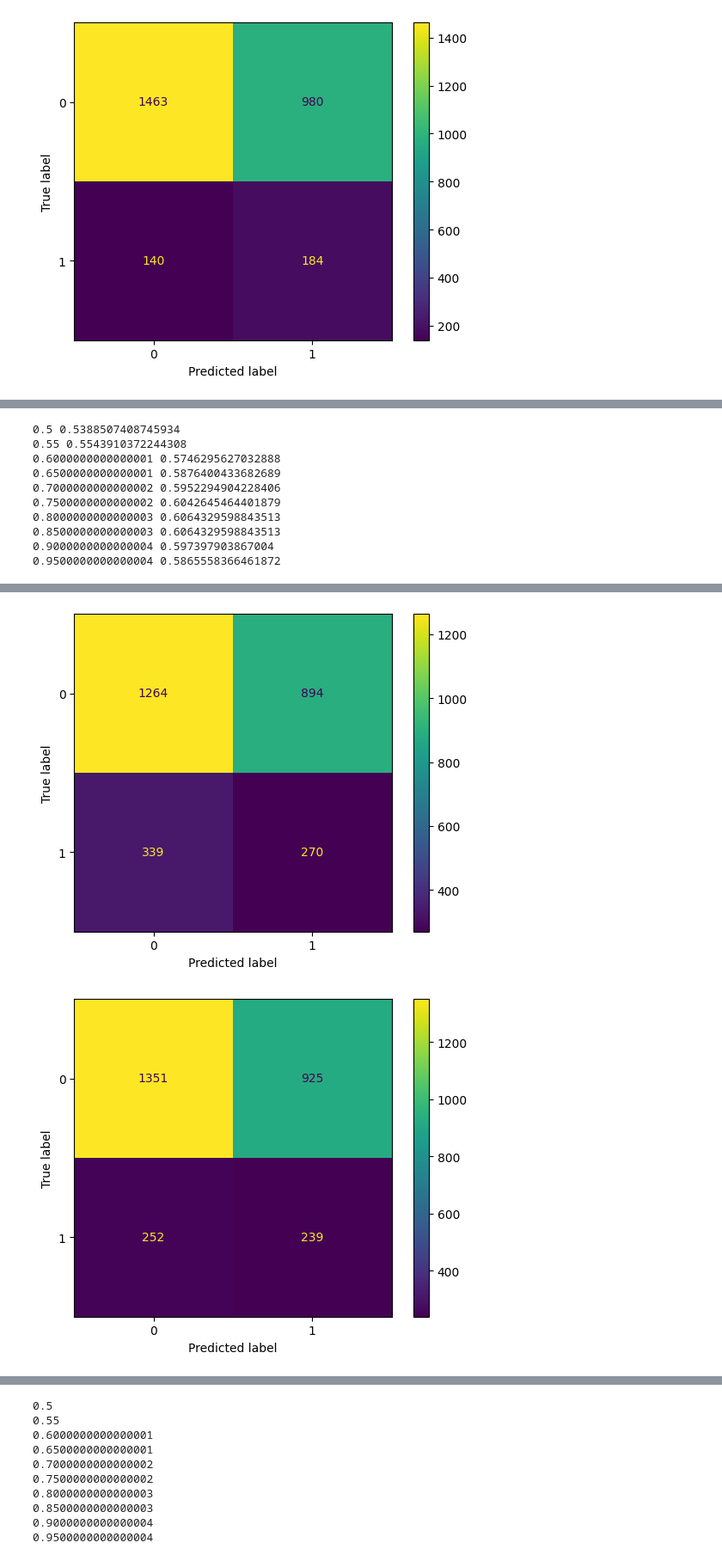
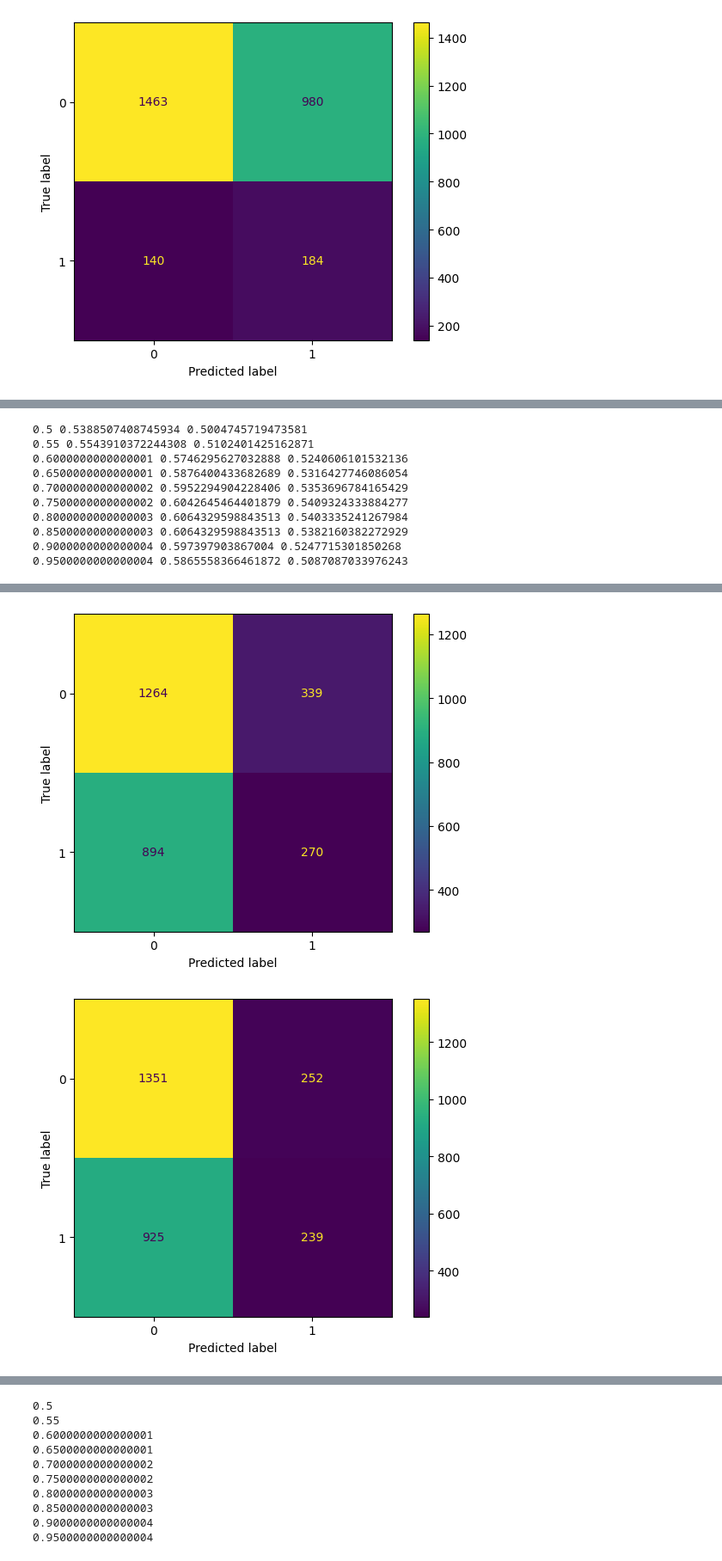
Before and after one commit to Johanniii/eye-contact-cnn, a Jupyter notebook: accuracy.ipynb, the cells around one changed output, grey strips where cells are left out. Shown at 86% size. Saved outputs shown, nothing was run; the diff lists cells and outputs as text; code cells hidden in the pictures.

```diff
--- a/accuracy.ipynb
+++ b/accuracy.ipynb
@@ -97,19 +123,19 @@ ConfusionMatrixDisplay(confusion_matrix(merged.rounded, merged.annotated)).plot(
 # %%
 def view(threshold, annotations, real):
     real_rounded = [x>threshold for x in real]
-    print(threshold, accuracy_score(real_rounded, annotations))
-    ConfusionMatrixDisplay(confusion_matrix(real_rounded, annotations)).plot();
+    print(threshold, accuracy_score(annotations, real_rounded), balanced_accuracy_score(annotations, real_rounded))
+    ConfusionMatrixDisplay(confusion_matrix(annotations, real_rounded)).plot();
 import numpy as np
 for threshold in np.arange(.5, 1, .05):
     view(threshold, merged.annotated, merged.acc)
 # %% [output]
-0.5 0.5388507408745934
-0.55 0.5543910372244308
-0.6000000000000001 0.5746295627032888
-0.6500000000000001 0.5876400433682689
-0.7000000000000002 0.5952294904228406
-0.7500000000000002 0.6042645464401879
-0.8000000000000003 0.6064329598843513
-0.8500000000000003 0.6064329598843513
-0.9000000000000004 0.597397903867004
-0.9500000000000004 0.5865558366461872
+0.5 0.5388507408745934 0.5004745719473581
+0.55 0.5543910372244308 0.5102401425162871
+0.6000000000000001 0.5746295627032888 0.5240606101532136
+0.6500000000000001 0.5876400433682689 0.5316427746086054
+0.7000000000000002 0.5952294904228406 0.5353696784165429
+0.7500000000000002 0.6042645464401879 0.5409324333884277
+0.8000000000000003 0.6064329598843513 0.5403335241267984
+0.8500000000000003 0.6064329598843513 0.5382160382272929
+0.9000000000000004 0.597397903867004 0.5247715301850268
+0.9500000000000004 0.5865558366461872 0.5087087033976243
@@ -117,2 +143,2 @@ for threshold in np.arange(.5, 1, .05):
-[figure, old version]
+[figure, new version]
-[figure, old version]
+[figure, new version]
```
Also changed, not shown: parts of 5 cells of this notebook.
